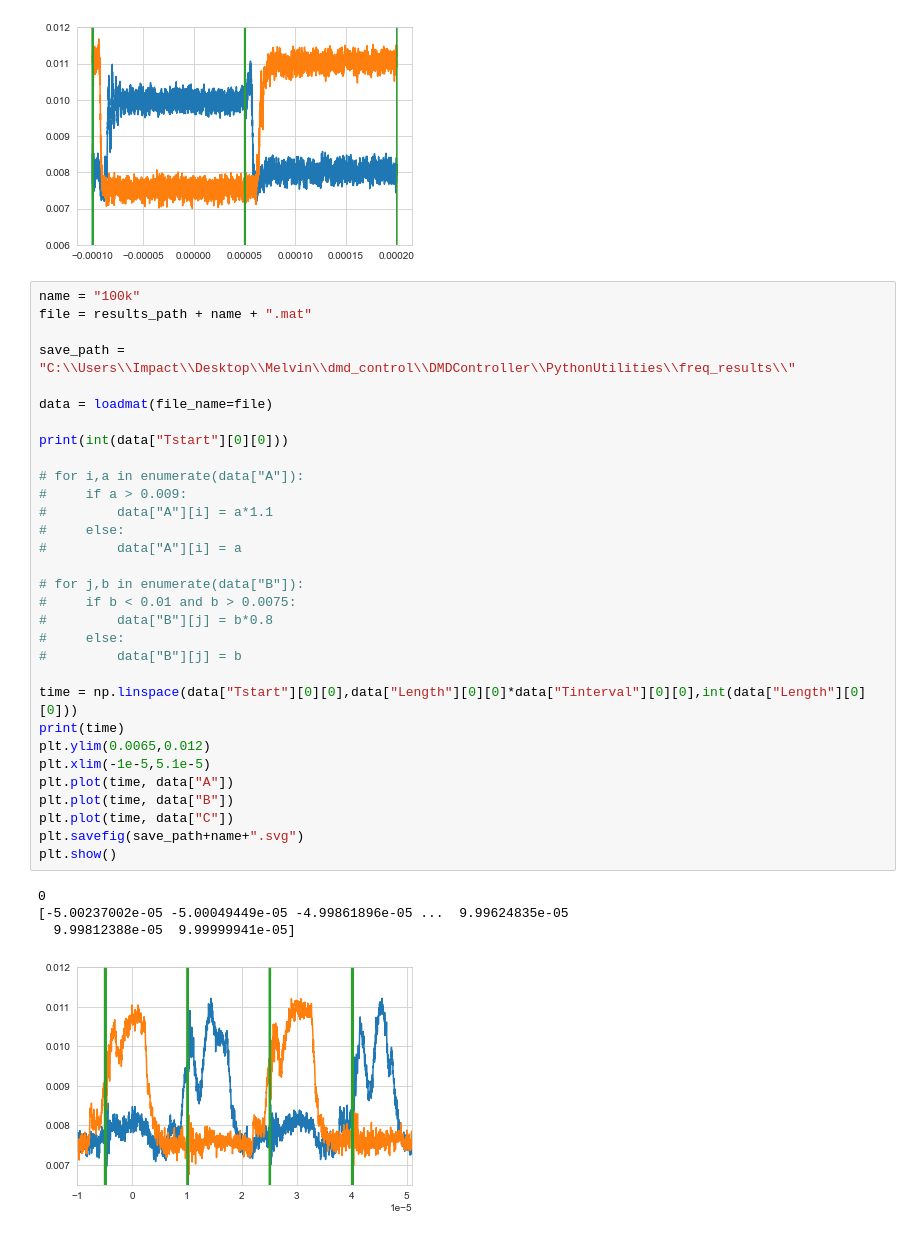
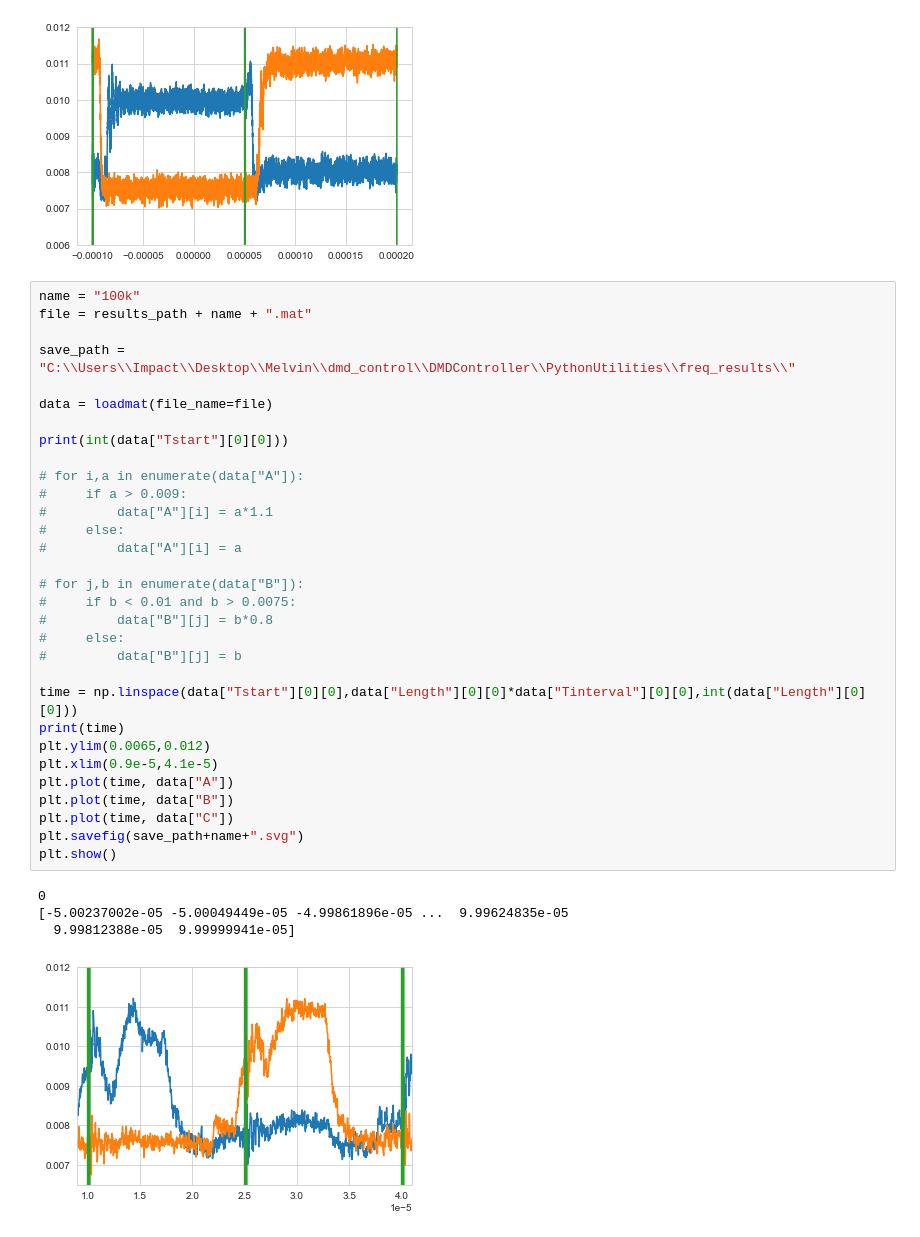
Before and after one commit to melmatt7/dmd_control, a Jupyter notebook: DMDController/PythonUtilities/plotting_freq.ipynb, the cells around one changed output. Drawn from its saved outputs; the diff is of its cells as text.

```diff
--- a/DMDController/PythonUtilities/plotting_freq.ipynb
+++ b/DMDController/PythonUtilities/plotting_freq.ipynb
@@ -90,32 +90,32 @@ file = results_path + name + ".mat"
 save_path = "C:\\Users\\Impact\\Desktop\\Melvin\\dmd_control\\DMDController\\PythonUtilities\\freq_results\\"
 
 data = loadmat(file_name=file)
 
 print(int(data["Tstart"][0][0]))
 
 # for i,a in enumerate(data["A"]):
 #     if a > 0.009:
 #         data["A"][i] = a*1.1
 #     else:
 #         data["A"][i] = a
 
 # for j,b in enumerate(data["B"]):
 #     if b < 0.01 and b > 0.0075:
 #         data["B"][j] = b*0.8
 #     else:
 #         data["B"][j] = b
 
 time = np.linspace(data["Tstart"][0][0],data["Length"][0][0]*data["Tinterval"][0][0],int(data["Length"][0][0]))
 print(time)
 plt.ylim(0.0065,0.012)
-plt.xlim(-1e-5,5.1e-5)
+plt.xlim(0.9e-5,4.1e-5)
 plt.plot(time, data["A"])
 plt.plot(time, data["B"])
 plt.plot(time, data["C"])
 plt.savefig(save_path+name+".svg")
 plt.show()
 # %% [output]
 0
 [-5.00237002e-05 -5.00049449e-05 -4.99861896e-05 ...  9.99624835e-05
   9.99812388e-05  9.99999941e-05]
-[figure, old version]
+[figure, new version]
```
Also changed, not shown: parts of 1 cell of this notebook, 2 other files.
